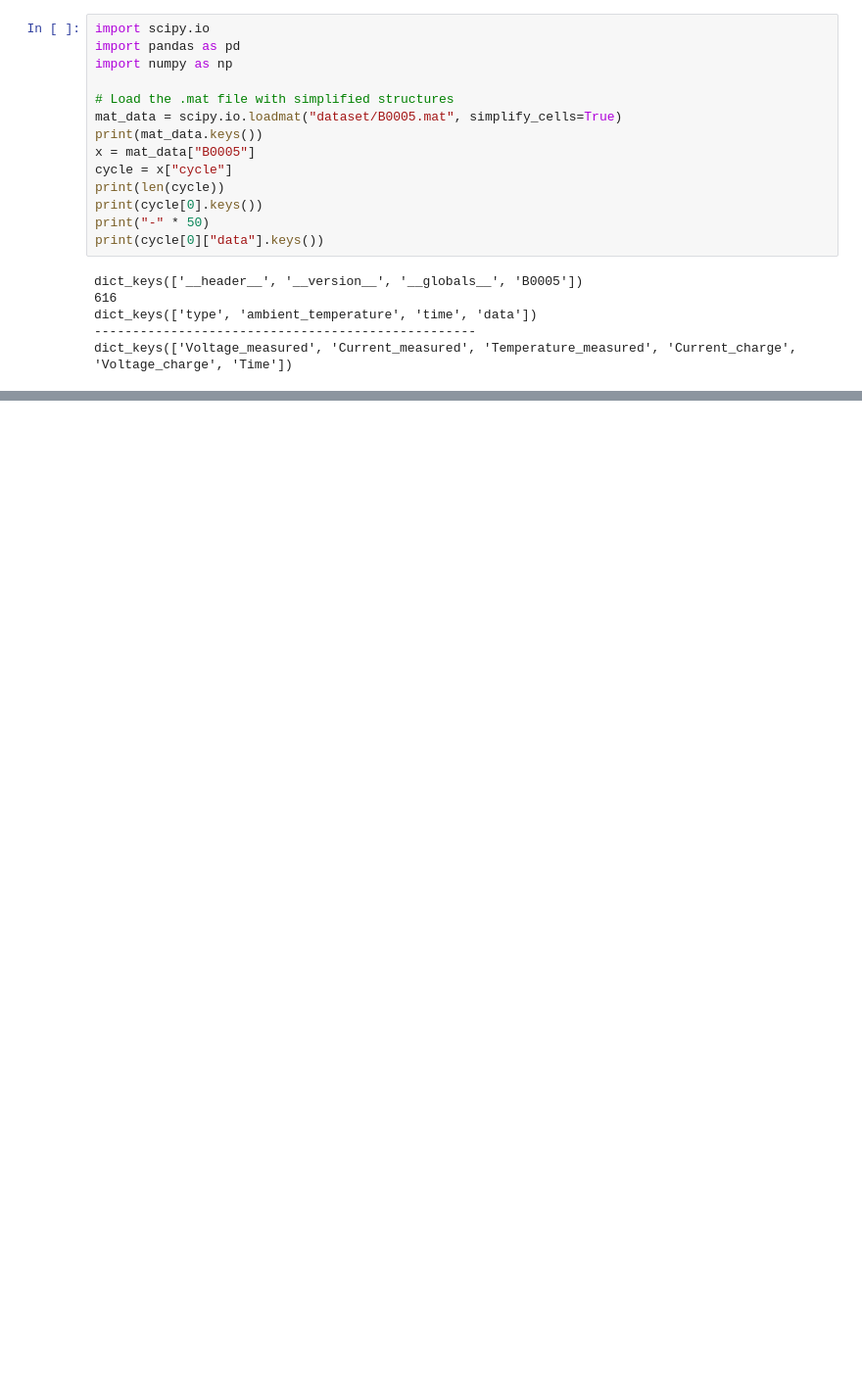
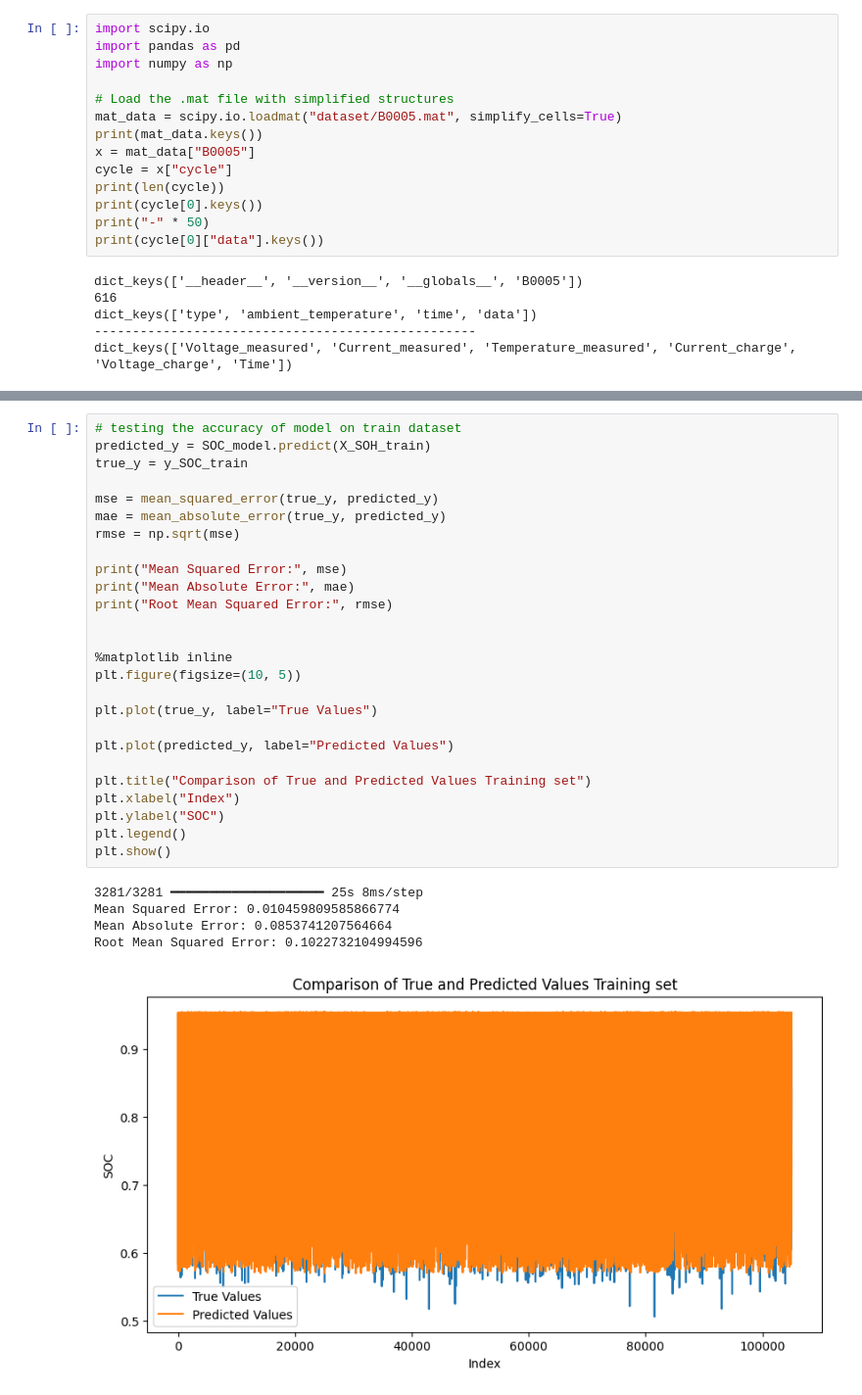
Before and after one commit to SirmaXX/yed_mulakat, a Jupyter notebook: verianalizi/dataanalysis.ipynb, the cells around one changed output, grey strips where cells are left out. Shown at 98% size. Cells and saved outputs as stored; diff of their text form; blank space fills up the shorter version.

```diff
--- a/verianalizi/dataanalysis.ipynb
+++ b/verianalizi/dataanalysis.ipynb
@@ -95,0 +714,32 @@ Değişkenlerimizi tanımlayalım.
+# %%
+# testing the accuracy of model on train dataset
+predicted_y = SOC_model.predict(X_SOH_train)
+true_y = y_SOC_train
+
+mse = mean_squared_error(true_y, predicted_y)
+mae = mean_absolute_error(true_y, predicted_y)
+rmse = np.sqrt(mse)
+
+print("Mean Squared Error:", mse)
+print("Mean Absolute Error:", mae)
+print("Root Mean Squared Error:", rmse)
+
+
+%matplotlib inline
+plt.figure(figsize=(10, 5))
+
+plt.plot(true_y, label="True Values")
+
+plt.plot(predicted_y, label="Predicted Values")
+
+plt.title("Comparison of True and Predicted Values Training set")
+plt.xlabel("Index")
+plt.ylabel("SOC")
+plt.legend()
+plt.show()
+# %% [output]
+3281/3281 ━━━━━━━━━━━━━━━━━━━━ 25s 8ms/step
+Mean Squared Error: 0.010459809585866774
+Mean Absolute Error: 0.0853741207564664
+Root Mean Squared Error: 0.1022732104994596
+[figure, added]
```
Also changed, not shown: parts of 40 cells of this notebook, 12 other files.
